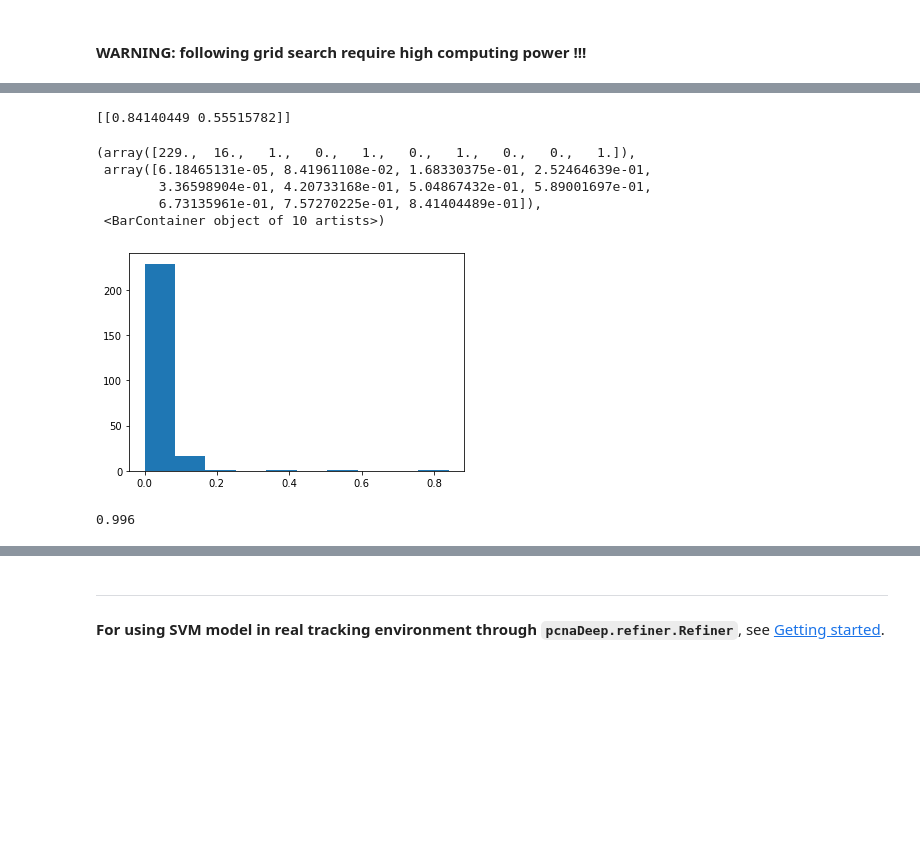
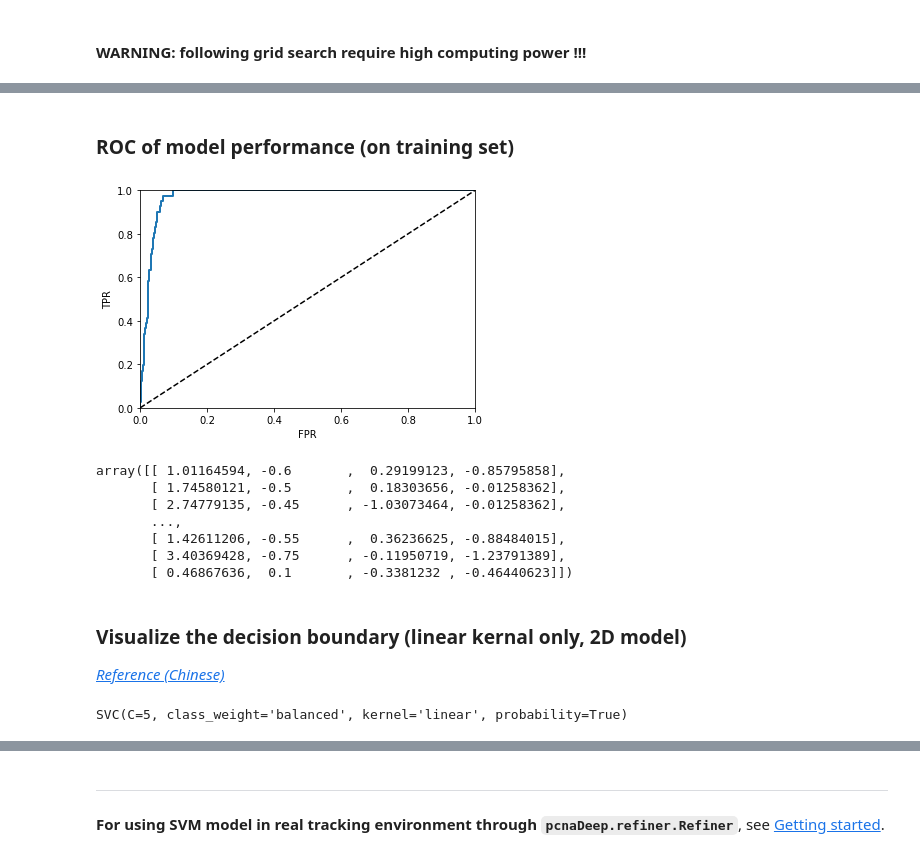
Before and after one commit to Jeff-Gui/PCNAdeep, a Jupyter notebook: bin/train_pcna_SVM.ipynb, the cells around one changed output, grey strips where cells are left out. Cells and saved outputs as stored; diff of their text form; code cells hidden in the pictures; blank space fills up the shorter version.

```diff
--- a/bin/train_pcna_SVM.ipynb
+++ b/bin/train_pcna_SVM.ipynb
@@ -386,5 +410,11 @@ plt.scatter(x=c, y=gamma, c=score, cmap='hot')
+# %%
+# normalize
+from sklearn.preprocessing import RobustScaler
+scaler = RobustScaler()
+X_train = scaler.fit_transform(X_train)
 # %%
 from sklearn.svm import SVC
-model = SVC(kernel='rbf', C=100, gamma=1, probability=True, class_weight='balanced')
-model.fit(X_resampled_smote, y_resampled_smote)
+#model = SVC(kernel='rbf', C=100, gamma=0.01, probability=True, class_weight='balanced')
+model = SVC(kernel='linear', C=c, probability=True, class_weight='balanced')
+model.fit(X_train, y_train)
 # %% [output]
@@ -401,22 +422,38 @@ __Load the model and predict__
-# %%
-import joblib
-clf = joblib.load(os.path.join(example_root, 'MCF10A', 'mitosis_svm.m'))
-ipt = X_resampled_smote[np.where(y_resampled_smote==0)]
-out = clf.predict_proba(ipt)
-print(out[np.where(out[:,1]>0.5),1])
-import matplotlib.pyplot as plt
-plt.hist(out[:,1])
-# %% [output]
-[[0.84140449 0.55515782]]
-(array([229.,  16.,   1.,   0.,   1.,   0.,   1.,   0.,   0.,   1.]),
- array([6.18465131e-05, 8.41961108e-02, 1.68330375e-01, 2.52464639e-01,
-        3.36598904e-01, 4.20733168e-01, 5.04867432e-01, 5.89001697e-01,
-        6.73135961e-01, 7.57270225e-01, 8.41404489e-01]),
- <BarContainer object of 10 artists>)
-[figure, removed]
-# %%
-from sklearn.metrics import f1_score
-out = np.round(clf.predict_proba(X_resampled_smote))[:,1]
-f1_score(y_resampled_smote, out)
-# %% [output]
-0.996
+# %% [markdown]
+### ROC of model performance (on training set)
+# %%
+from sklearn.metrics import roc_curve
+def plot_roc_curve(fpr, tpr, label=None):
+    plt.plot(fpr, tpr, linewidth=2, label=label)
+    plt.plot([0,1], [0,1], 'k--')
+    plt.axis([0,1,0,1])
+    plt.xlabel('FPR')
+    plt.ylabel('TPR')
+# %%
+y_score_cls = model.predict_proba(X_train)
+y_score = []
+for i in range(y_score_cls.shape[0]):
+    if y_score_cls[i,0] > y_score_cls[i,1]:
+        y_score.append(y_score_cls[i,1])
+    else:
+        y_score.append(y_score_cls[i,0])
+fpr, tpr, thresholds = roc_curve(y_train, y_score)
+# %%
+plot_roc_curve(fpr, tpr)
+plt.show()
+# %% [output]
+[figure, added]
+# %%
+X_train
+# %% [output]
+array([[ 1.01164594, -0.6       ,  0.29199123, -0.85795858],
+       [ 1.74580121, -0.5       ,  0.18303656, -0.01258362],
+       [ 2.74779135, -0.45      , -1.03073464, -0.01258362],
+       ...,
+       [ 1.42611206, -0.55      ,  0.36236625, -0.88484015],
+       [ 3.40369428, -0.75      , -0.11950719, -1.23791389],
+       [ 0.46867636,  0.1       , -0.3381232 , -0.46440623]])
+# %% [markdown]
+### Visualize the decision boundary (linear kernal only, 2D model)
+
+[_Reference (Chinese)_](https://blog.csdn.net/bingbangx/article/details/107856502)
@@ -422,0 +476,5 @@ f1_score(y_resampled_smote, out)
+# %%
+model = SVC(kernel='linear', C=c, probability=True, class_weight='balanced')
+model.fit(X_train[:,0:2], y_train)
+# %% [output]
+SVC(C=5, class_weight='balanced', kernel='linear', probability=True)
```
Also changed, not shown: parts of 20 cells of this notebook, 13 other files.
